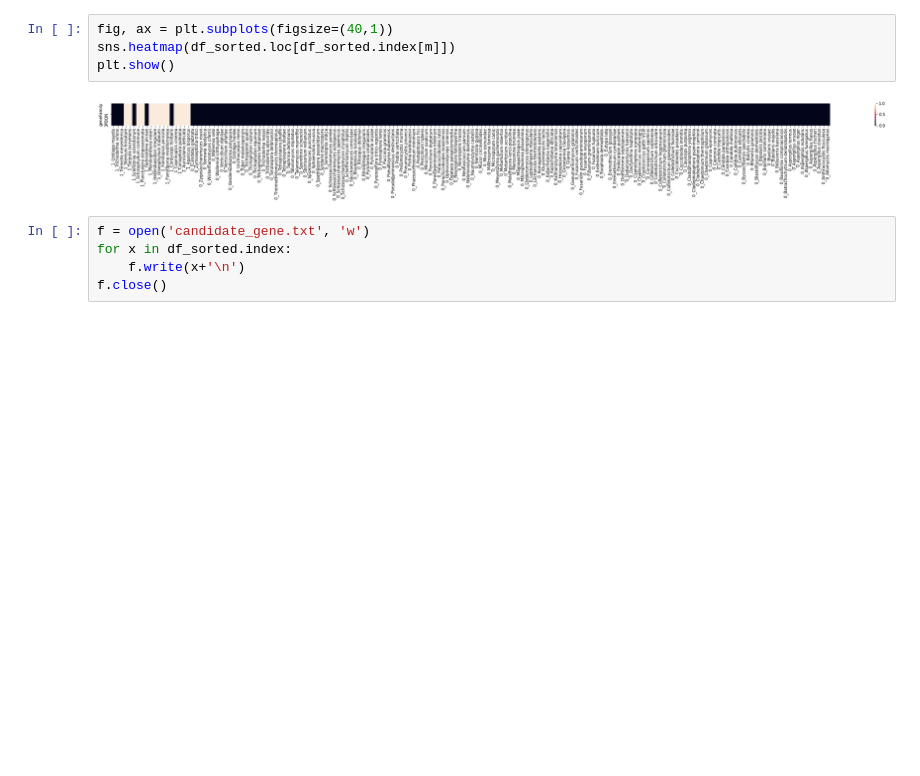
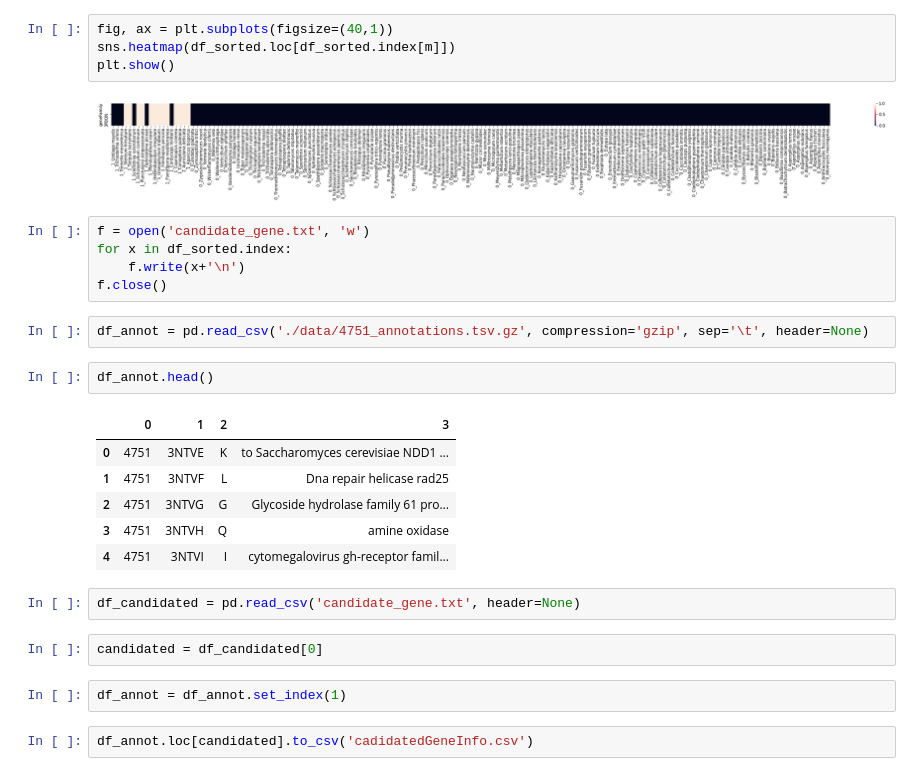
Before and after one commit to 2bogo/fungi_eggnog, a Jupyter notebook: analysis.ipynb, the cells around one changed output. Cells and saved outputs as stored; diff of their text form; blank space fills up the shorter version.

```diff
--- a/analysis.ipynb
+++ b/analysis.ipynb
@@ -116,3 +116,22 @@ f = open('candidate_gene.txt', 'w')
 for x in df_sorted.index:
     f.write(x+'\n')
 f.close()
+# %%
+df_annot = pd.read_csv('./data/4751_annotations.tsv.gz', compression='gzip', sep='\t', header=None)
+# %%
+df_annot.head()
+# %% [output]
+|  | 0 | 1 | 2 | 3 |
+| 0 | 4751 | 3NTVE | K | to Saccharomyces cerevisiae NDD1 ... |
+| 1 | 4751 | 3NTVF | L | Dna repair helicase rad25 |
+| 2 | 4751 | 3NTVG | G | Glycoside hydrolase family 61 pro... |
+| 3 | 4751 | 3NTVH | Q | amine oxidase |
+| 4 | 4751 | 3NTVI | I | cytomegalovirus gh-receptor famil... |
+# %%
+df_candidated = pd.read_csv('candidate_gene.txt', header=None)
+# %%
+candidated = df_candidated[0]
+# %%
+df_annot = df_annot.set_index(1)
+# %%
+df_annot.loc[candidated].to_csv('cadidatedGeneInfo.csv')
```
Also changed, not shown: 1 other file.
